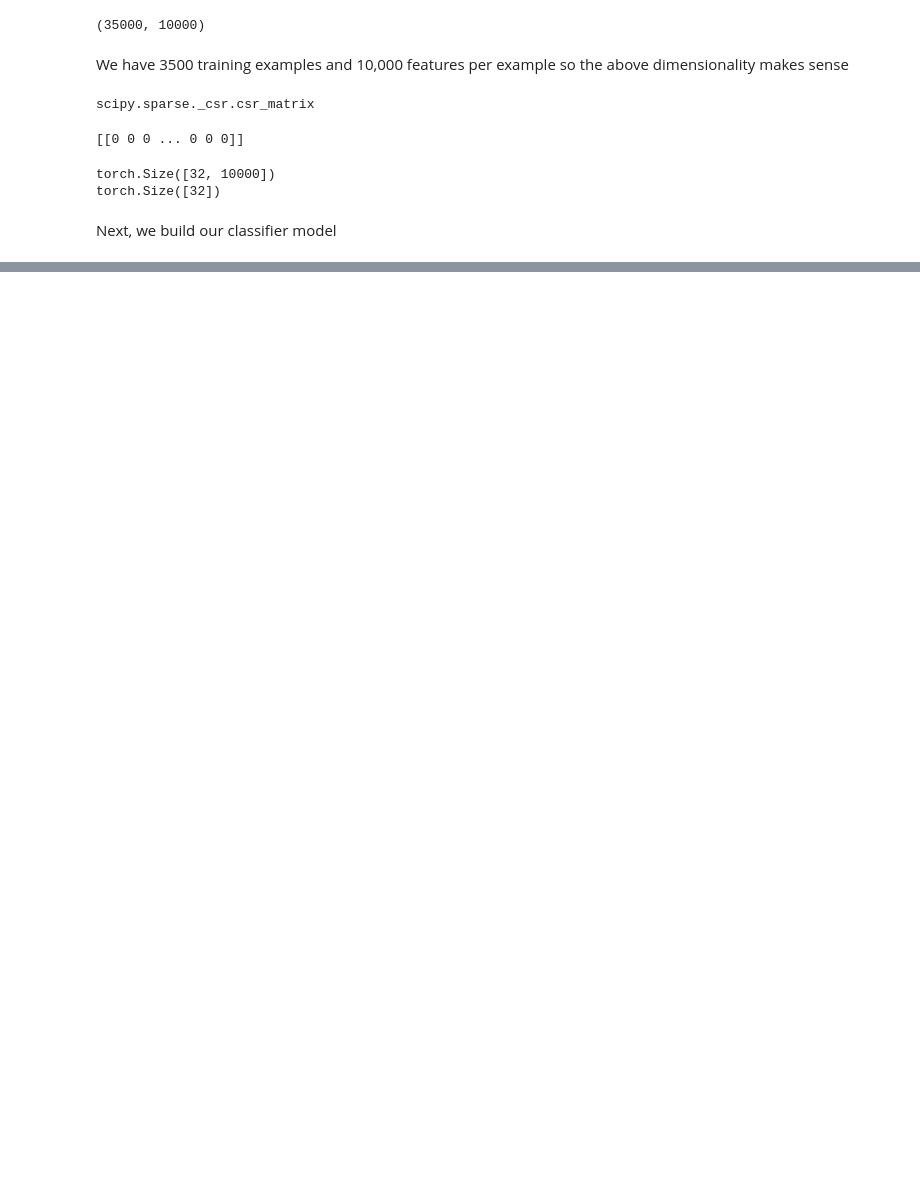
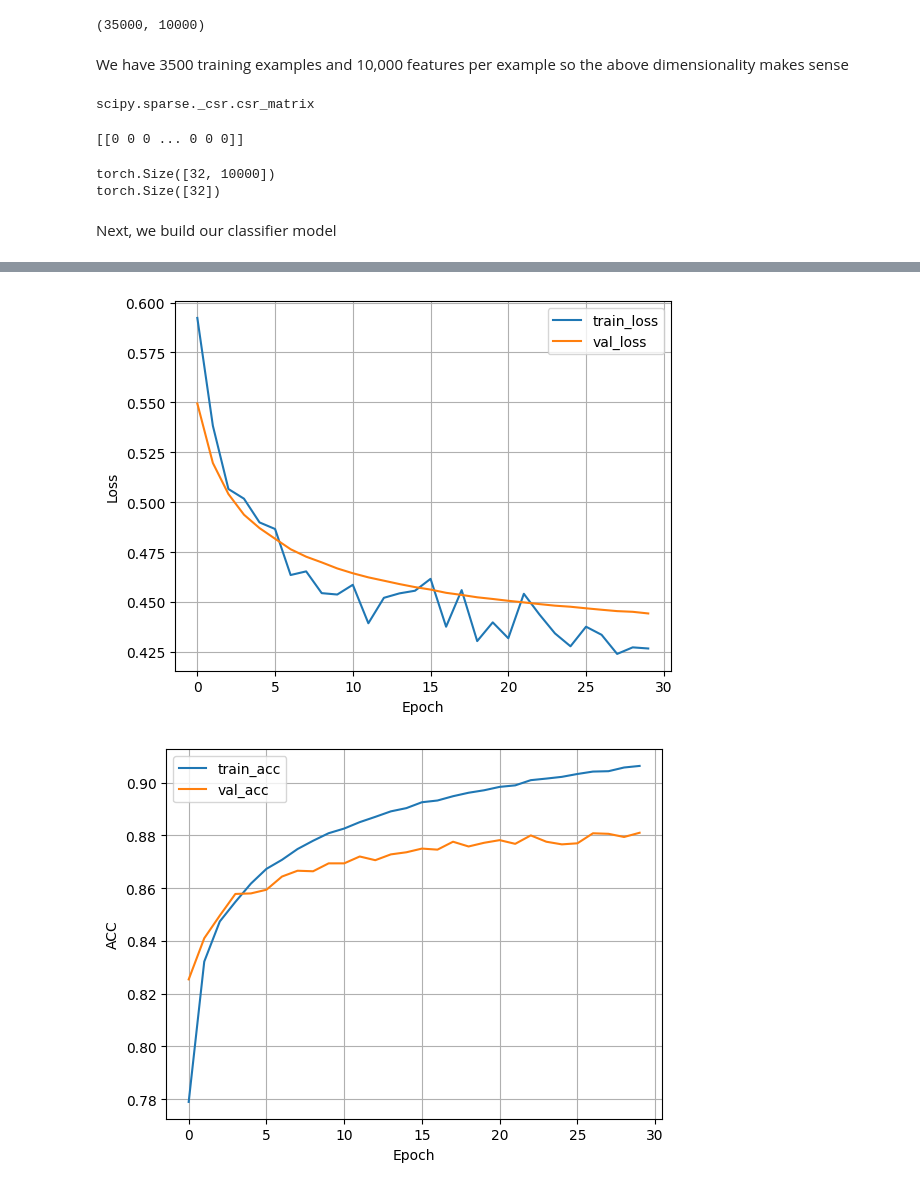
Before and after one commit to aryamanpandya99/RecurrentNetworks, a Jupyter notebook: ClassicNLP/BoW.ipynb, the cells around one changed output, grey strips where cells are left out. Saved outputs shown, nothing was run; the diff lists cells and outputs as text; code cells hidden in the pictures; blank space fills up the shorter version.

```diff
--- a/ClassicNLP/BoW.ipynb
+++ b/ClassicNLP/BoW.ipynb
@@ -200,0 +201,6 @@ RuntimeError: Detected more unique values in `preds` than `num_classes`. Expecte
+# %%
+from local_utilities import plot_csv_logger
+plot_csv_logger(csv_path=f"{trainer.logger.log_dir}/metrics.csv")
+# %% [output]
+[figure, added]
+[figure, added]
```
Also changed, not shown: parts of 6 cells of this notebook.
